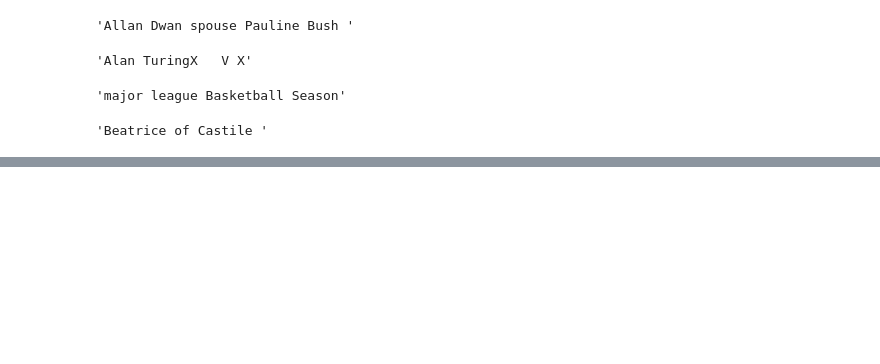
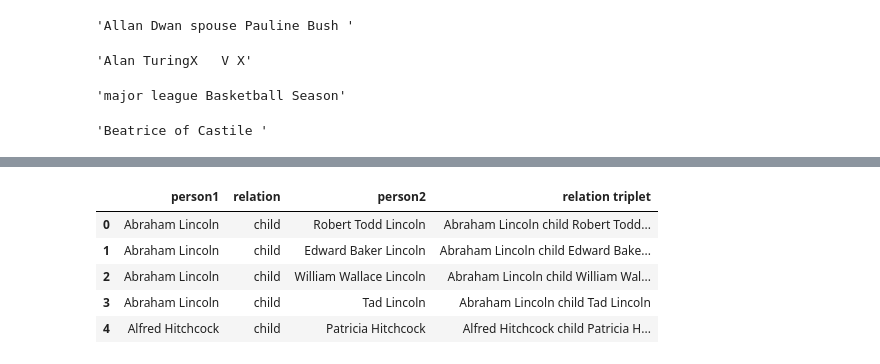
Before and after one commit to kotiyalanurag/EXPLAINABLE-AI, a Jupyter notebook: Data Cleaner.ipynb, the cells around one changed output, grey strips where cells are left out. Saved outputs shown, nothing was run; the diff lists cells and outputs as text; code cells hidden in the pictures; blank space fills up the shorter version.

Commit message:
updated split_column function

```diff
--- a/Data Cleaner.ipynb
+++ b/Data Cleaner.ipynb
@@ -32,12 +32,15 @@ def check(dataframe):
 
     print(f'Number of empty rows in the respective columns are person1: {dataframe.isnull().sum()[0]}, relation: {dataframe.isnull().sum()[1]}, person2: {dataframe.isnull().sum()[2]}')
 # %%
-def merge_column(data, col1='person1', col2='relation', col3='person2'):
+def merge_column(data_x, data_xy, data_y, col1='person1', col2='relation', col3='person2', diff=True):
 
-    #create a new col named 'merged info' and assign it the value of all columns combined
-    data['relation triplet'] = data[col1].astype(str) + ' ' + data[col2].astype(str) + ' ' + data[col3].astype(str)
+    #create a new col named 'relation triplet' and assign it the value of all columns combined
+    if diff:
+        data_xy['relation triplet'] = data_x[col1].astype(str) + ' ' + data_xy[col2].astype(str) + ' ' + data_y[col3].astype(str)
+    else:
+        data_xy['relation triplet'] = data_xy[col1].astype(str) + ' ' + data_xy[col2].astype(str) + ' ' + data_xy[col3].astype(str)
 
-    return data
+    return data_xy
 # %%
 child_data = load_data(FILENAMEC)
 child_data.head()
@@ -360,0 +308,3 @@ text.strip()
+# %%
+child_split_1 = split_column(child_data['person1'], ',', col_name = 'person1')
+child_split_1.head()
@@ -360,0 +318,3 @@ text.strip()
+# %%
+child_split_2 = split_column(child_data['person2'], ',', col_name = 'person2')
+child_split_2.head()
@@ -360,0 +331,10 @@ text.strip()
+# %%
+child_data = merge_column(child_split_1, child_data, child_split_2)
+child_data.head()
+# %% [output]
+|  | person1 | relation | person2 | relation triplet |
+| 0 | Abraham Lincoln | child | Robert Todd Lincoln | Abraham Lincoln child Robert Todd... |
+| 1 | Abraham Lincoln | child | Edward Baker Lincoln | Abraham Lincoln child Edward Bake... |
+| 2 | Abraham Lincoln | child | William Wallace Lincoln | Abraham Lincoln child William Wal... |
+| 3 | Abraham Lincoln | child | Tad Lincoln | Abraham Lincoln child Tad Lincoln |
+| 4 | Alfred Hitchcock | child | Patricia Hitchcock | Alfred Hitchcock child Patricia H... |
```
Also changed, not shown: parts of 23 cells of this notebook.
